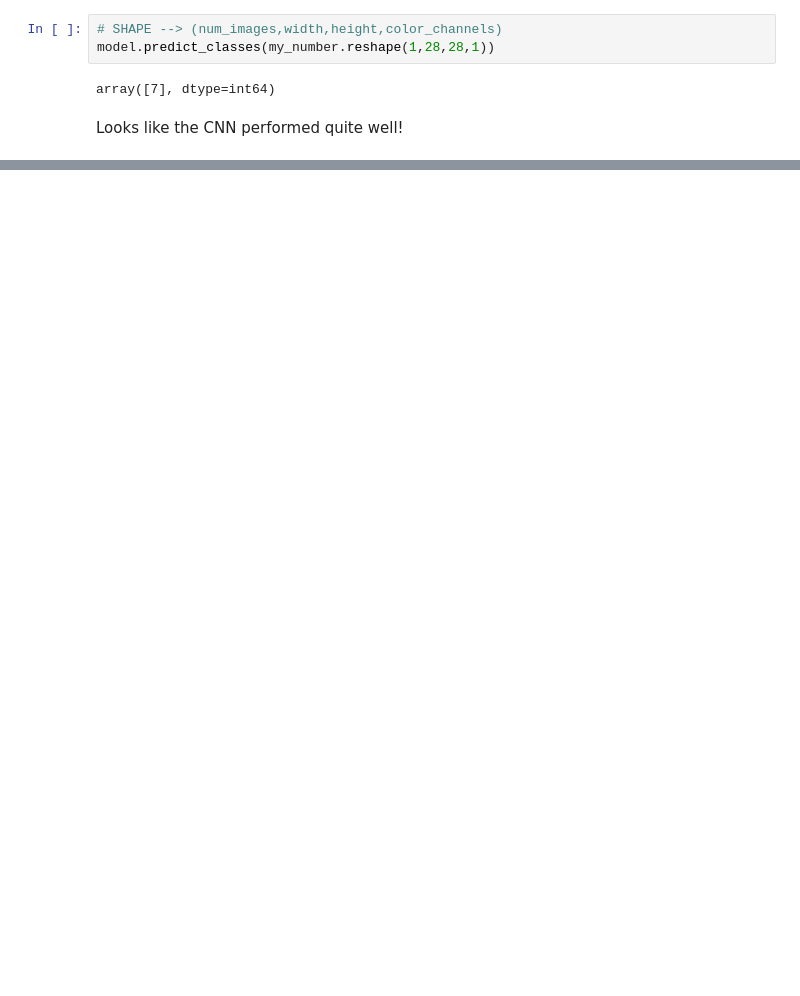
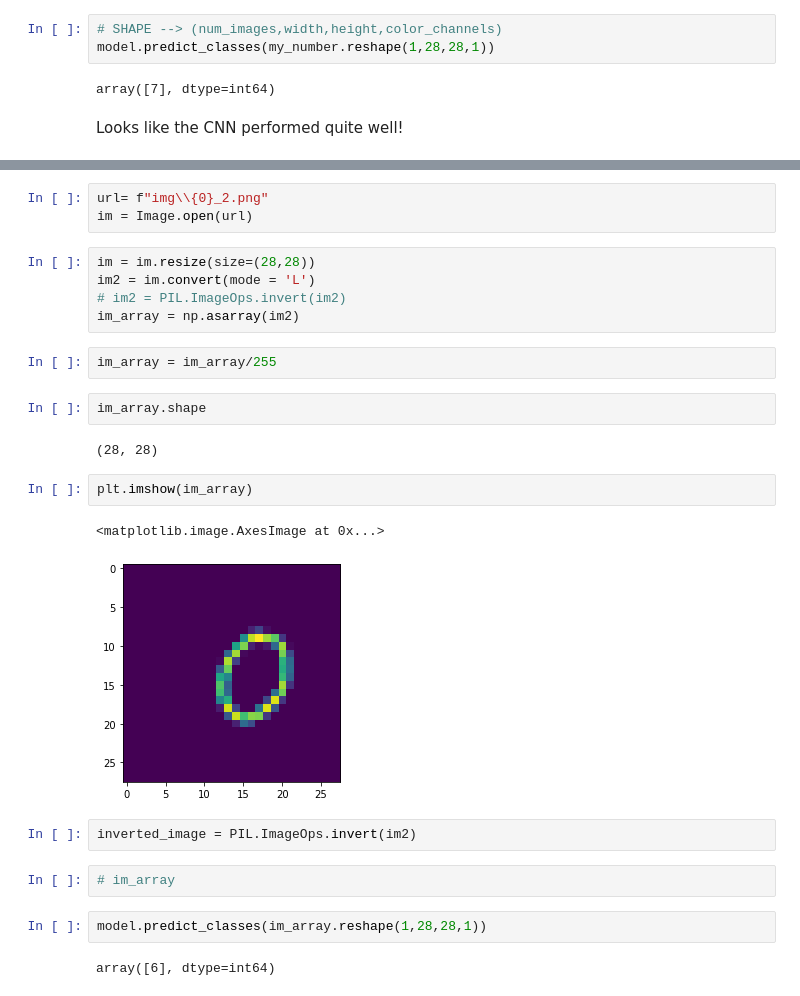
Before and after one commit to Hari31416/Data-Sciences, a Jupyter notebook: Notes/Notes4/04-CNNs/01-Keras-CNN-MNIST.ipynb, the cells around one changed output, grey strips where cells are left out. Cells and saved outputs as stored; diff of their text form; blank space fills up the shorter version.

```diff
--- a/Notes/Notes4/04-CNNs/01-Keras-CNN-MNIST.ipynb
+++ b/Notes/Notes4/04-CNNs/01-Keras-CNN-MNIST.ipynb
@@ -334,0 +370,27 @@ Looks like the CNN performed quite well!
+# %%
+url= f"img\\{0}_2.png"
+im = Image.open(url)
+# %%
+im = im.resize(size=(28,28))
+im2 = im.convert(mode = 'L')
+# im2 = PIL.ImageOps.invert(im2)
+im_array = np.asarray(im2)
+# %%
+im_array = im_array/255
+# %%
+im_array.shape
+# %% [output]
+(28, 28)
+# %%
+plt.imshow(im_array)
+# %% [output]
+<matplotlib.image.AxesImage at 0x...>
+[figure, added]
+# %%
+inverted_image = PIL.ImageOps.invert(im2)
+# %%
+# im_array
+# %%
+model.predict_classes(im_array.reshape(1,28,28,1))
+# %% [output]
+array([6], dtype=int64)
```
Also changed, not shown: parts of 17 cells of this notebook, 46 other files.
